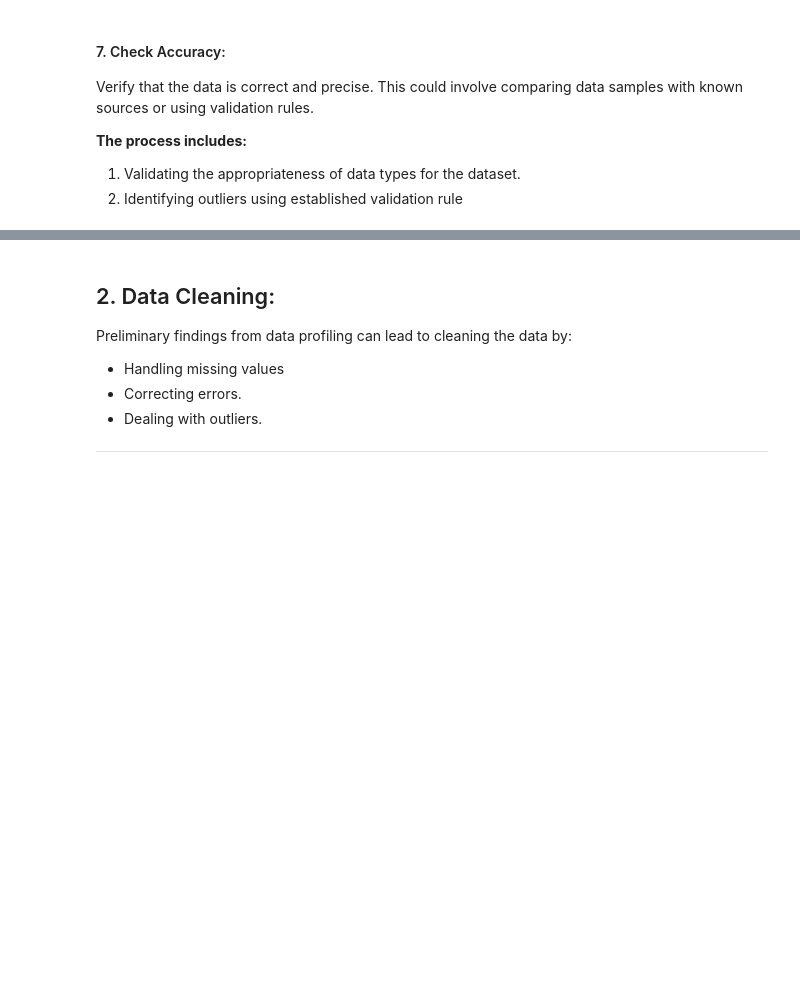
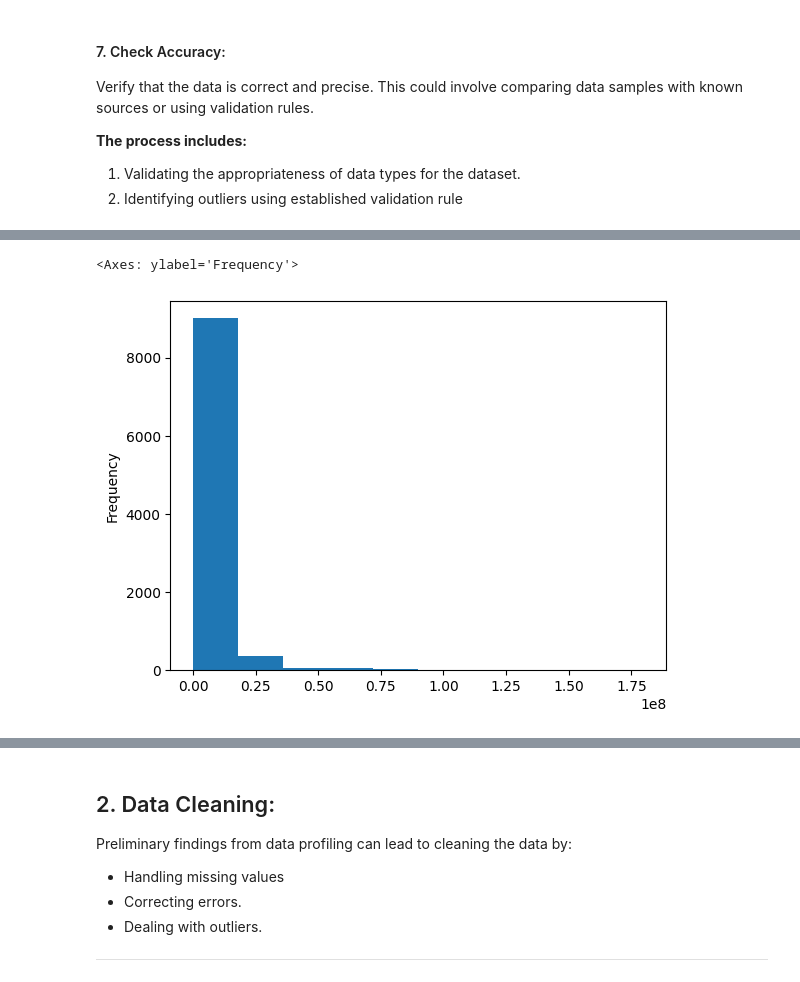
Before and after one commit to FaisalMathCS/Usecase-7, a Jupyter notebook: EDA explain template.ipynb, the cells around one changed output, grey strips where cells are left out. Saved outputs shown, nothing was run; the diff lists cells and outputs as text; code cells hidden in the pictures; blank space fills up the shorter version.

Commit message:
do the rest later man

```diff
--- a/EDA explain template.ipynb
+++ b/EDA explain template.ipynb
@@ -170,0 +191,2 @@ Assess whether the data is appropriate and applicable for the intended analysis.
+# %%
+df.drop(columns = 'player', inplace = True)
@@ -170,0 +234,4 @@ Assess whether the data is appropriate and applicable for the intended analysis.
+# %%
+df_rest = df[df['position_encoded'] != 1]
+df_rest.drop(columns = ['goals conceded', 'clean sheets'], inplace = True)
+df_rest.shape
@@ -198,0 +440,5 @@ Verify that the data is correct and precise. This could involve comparing data s
+# %%
+df_rest['current_value'].plot(kind = 'hist')
+# %% [output]
+<Axes: ylabel='Frequency'>
+[figure, added]
```
Also changed, not shown: parts of 21 cells of this notebook.
